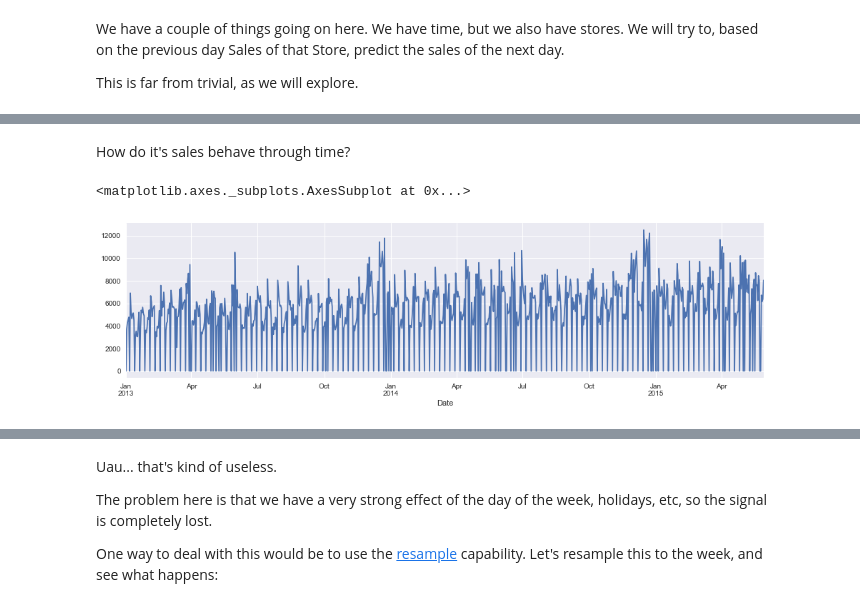
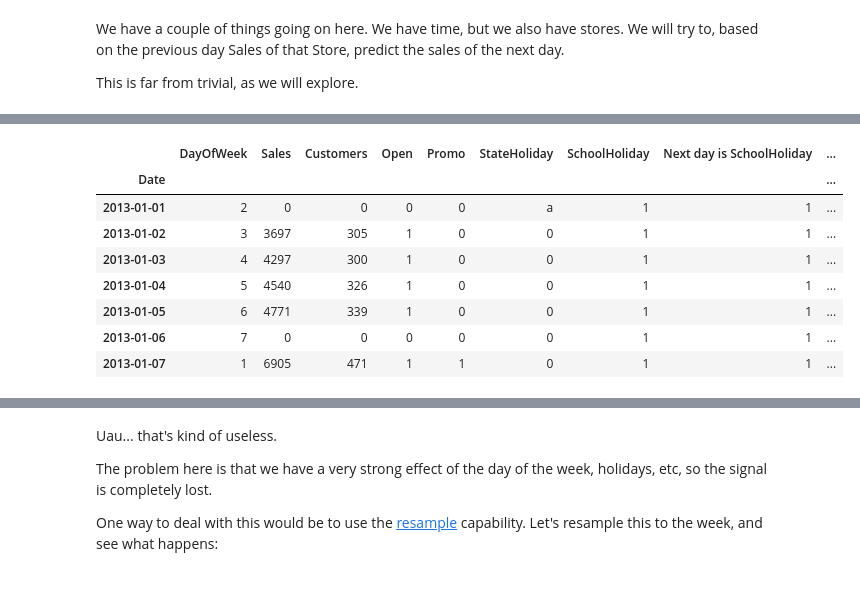
Before and after one commit to MarqueJaune/hackathon2, a Jupyter notebook: Learning units/Time series - Exploring the data .ipynb, the cells around one changed output, grey strips where cells are left out. Drawn from its saved outputs; the diff is of its cells as text; code cells hidden in the pictures.

```diff
--- a/Learning units/Time series - Exploring the data .ipynb
+++ b/Learning units/Time series - Exploring the data .ipynb
@@ -121,7 +98,15 @@ train.loc[train.Store == 1115].head()
-# %% [markdown]
-How  do it's sales behave through time?
-# %%
-train.loc[train.Store == 1115, 'Sales'].plot(figsize=(16, 4))
-# %% [output]
-<matplotlib.axes._subplots.AxesSubplot at 0x...>
-[figure, removed]
+# %%
+train.xs(1115,              # <-- the store number
+         level='Store',     # <-- The level of the index
+         drop_level=True    # <-- Whether we want to keep the store in the index (would just be 1115 over and over)
+        ).head(7)           # <-- show the first 7 lines
+# %% [output]
+|  | DayOfWeek | Sales | Customers | Open | Promo | StateHoliday | SchoolHoliday | Next day is SchoolHoliday | ... |
+| Date |  |  |  |  |  |  |  |  | ... |
+| 2013-01-01 | 2 | 0 | 0 | 0 | 0 | a | 1 | 1 | ... |
+| 2013-01-02 | 3 | 3697 | 305 | 1 | 0 | 0 | 1 | 1 | ... |
+| 2013-01-03 | 4 | 4297 | 300 | 1 | 0 | 0 | 1 | 1 | ... |
+| 2013-01-04 | 5 | 4540 | 326 | 1 | 0 | 0 | 1 | 1 | ... |
+| 2013-01-05 | 6 | 4771 | 339 | 1 | 0 | 0 | 1 | 1 | ... |
+| 2013-01-06 | 7 | 0 | 0 | 0 | 0 | 0 | 1 | 1 | ... |
+| 2013-01-07 | 1 | 6905 | 471 | 1 | 1 | 0 | 1 | 1 | ... |
```
Also changed, not shown: parts of 39 cells of this notebook.
